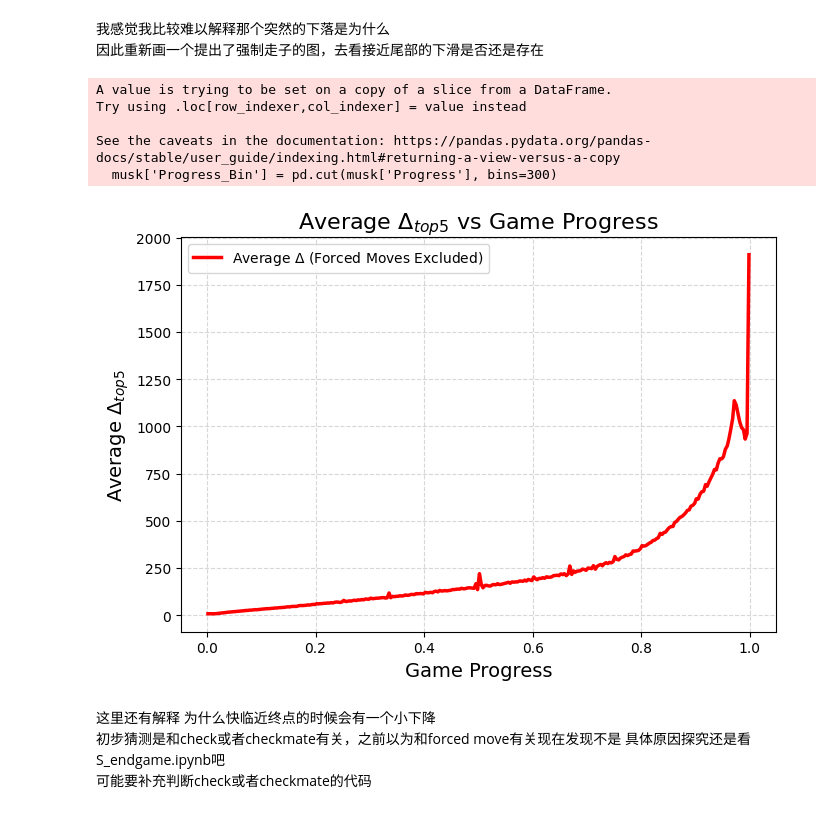
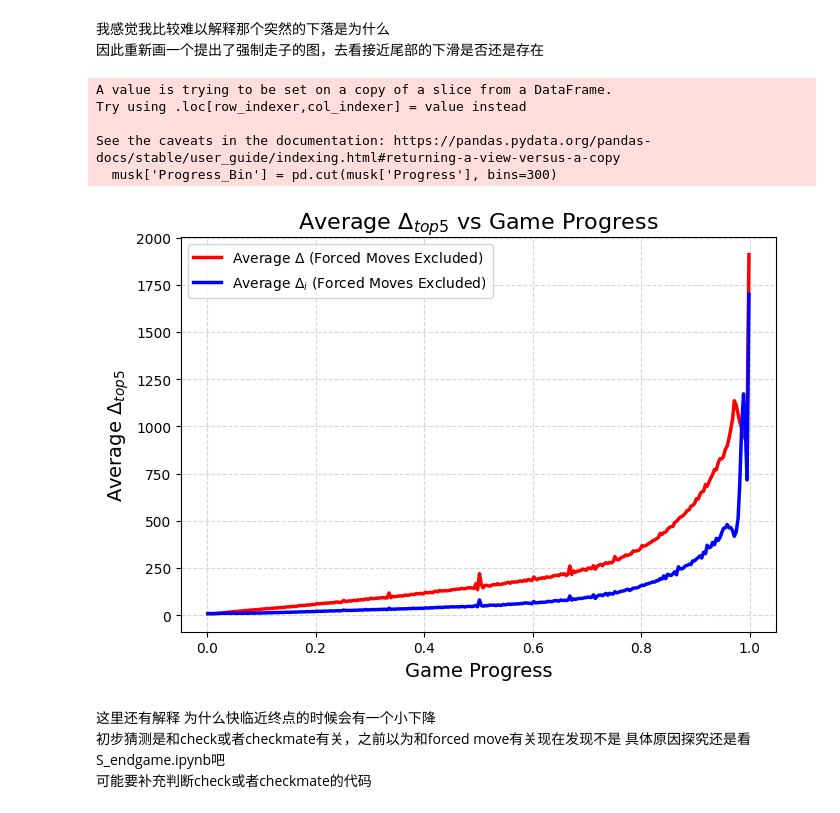
Before and after one commit to zZimablueee/Chess, a Jupyter notebook: complexity/delta_0/graphs/figure1.ipynb, the cells around one changed output. Drawn from its saved outputs; the diff is of its cells as text; code cells hidden in the pictures.

```diff
--- a/complexity/delta_0/graphs/figure1.ipynb
+++ b/complexity/delta_0/graphs/figure1.ipynb
@@ -423,28 +427,30 @@ plt.show()
 # %%
 # Mask来剔除所有 Is_Forced == 1 的强制走子)
 musk = df_moves[df_moves['Is_Forced'] != 1]
 
 plt.figure(figsize=(7, 5))
 musk['Progress_Bin'] = pd.cut(musk['Progress'], bins=300)
-df_mean = musk.groupby('Progress_Bin')['Δ'].mean().reset_index()
+df_mean = musk.groupby('Progress_Bin')[['Δ','Δi']].mean().reset_index()
+
 df_mean['Progress'] = df_mean['Progress_Bin'].apply(lambda x: x.mid).astype(float)
 
 plt.plot(df_mean['Progress'], df_mean['Δ'], color='red', linewidth=2.5, label=r'Average $\Delta$ (Forced Moves Excluded)')
+plt.plot(df_mean['Progress'], df_mean['Δi'], color='blue', linewidth=2.5, label=r'Average $\Delta_i$ (Forced Moves Excluded)')
 
 plt.title(r'Average $\Delta_{top5}$ vs Game Progress', fontsize=16)
 plt.xlabel('Game Progress', fontsize=14)
 plt.ylabel(r'Average $\Delta_{top5}$', fontsize=14)
 plt.grid(True, linestyle='--', alpha=0.5)
 plt.legend()
 plt.tight_layout()
 plt.show()
 # %% [output]
 A value is trying to be set on a copy of a slice from a DataFrame.
 Try using .loc[row_indexer,col_indexer] = value instead
 
 See the caveats in the documentation: https://pandas.pydata.org/pandas-docs/stable/user_guide/indexing.html#returning-a-view-versus-a-copy
   musk['Progress_Bin'] = pd.cut(musk['Progress'], bins=300)
-[figure, old version]
+[figure, new version]
 # %% [markdown]
 这里还有解释 为什么快临近终点的时候会有一个小下降
 初步猜测是和check或者checkmate有关，之前以为和forced move有关现在发现不是   具体原因探究还是看S_endgame.ipynb吧
```
Also changed, not shown: parts of 9 cells of this notebook, 7 other files.
